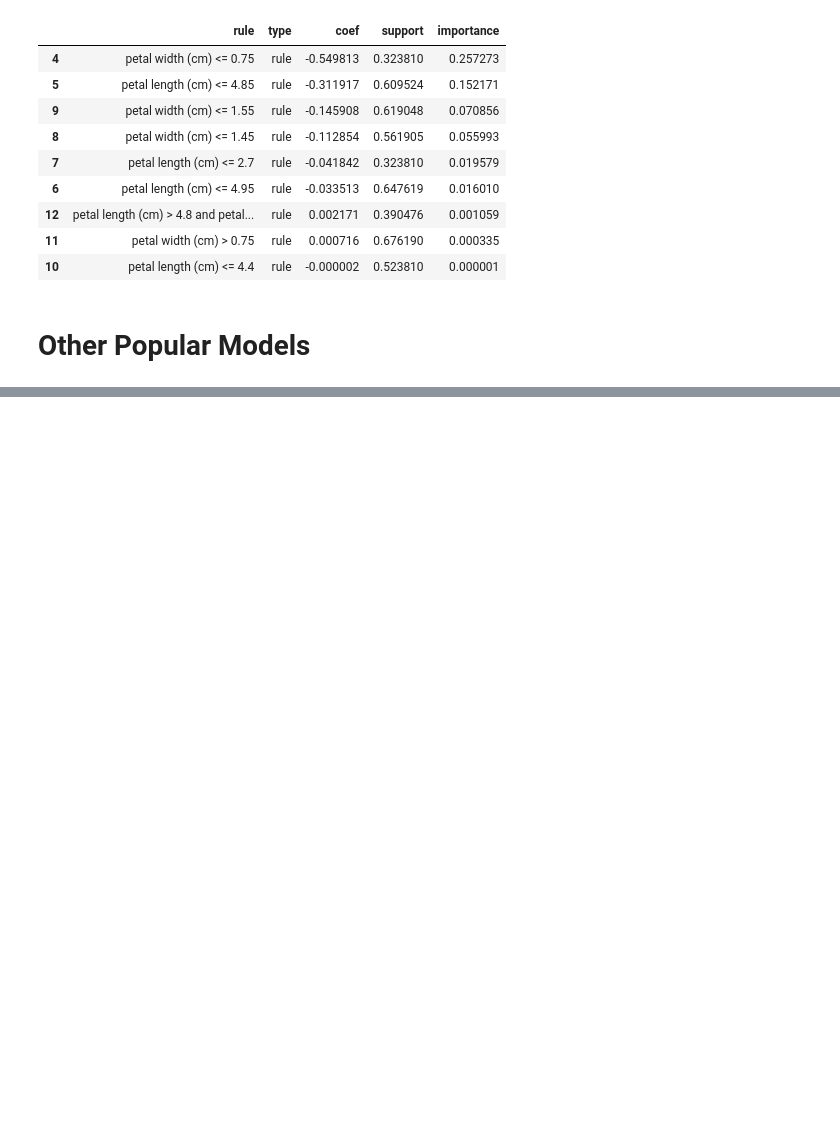
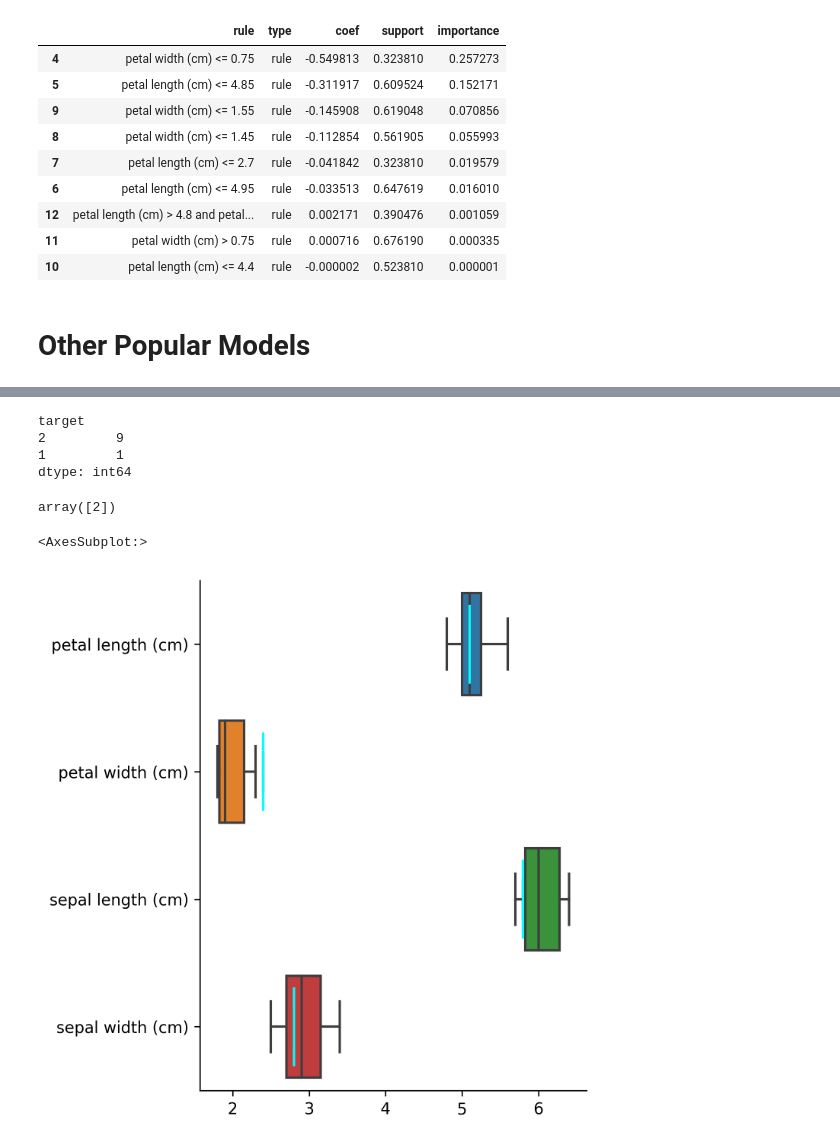
Before and after one commit to ficstamas/FateML, a Jupyter notebook: notebooks/03_decision_models.ipynb, the cells around one changed output, grey strips where cells are left out. Cells and saved outputs as stored; diff of their text form; code cells hidden in the pictures; blank space fills up the shorter version.

```diff
--- a/notebooks/03_decision_models.ipynb
+++ b/notebooks/03_decision_models.ipynb
@@ -579,0 +837,17 @@ test r2: 0.783
+# %%
+iris.train_y.iloc[ind[0]].value_counts()
+# %% [output]
+target
+2         9
+1         1
+dtype: int64
+# %%
+knn.predict(sample[iris.train_x.columns])
+# %% [output]
+array([2])
+# %%
+sns.catplot(kind="box", data=iris.train_x.iloc[ind[0]], orient="h")
+sns.boxplot(data=iris.test_x[:1], width=.6, orient="h", medianprops={"color": "cyan"})
+# %% [output]
+<AxesSubplot:>
+[figure, added]
```
Also changed, not shown: parts of 32 cells of this notebook, 3 other files.
